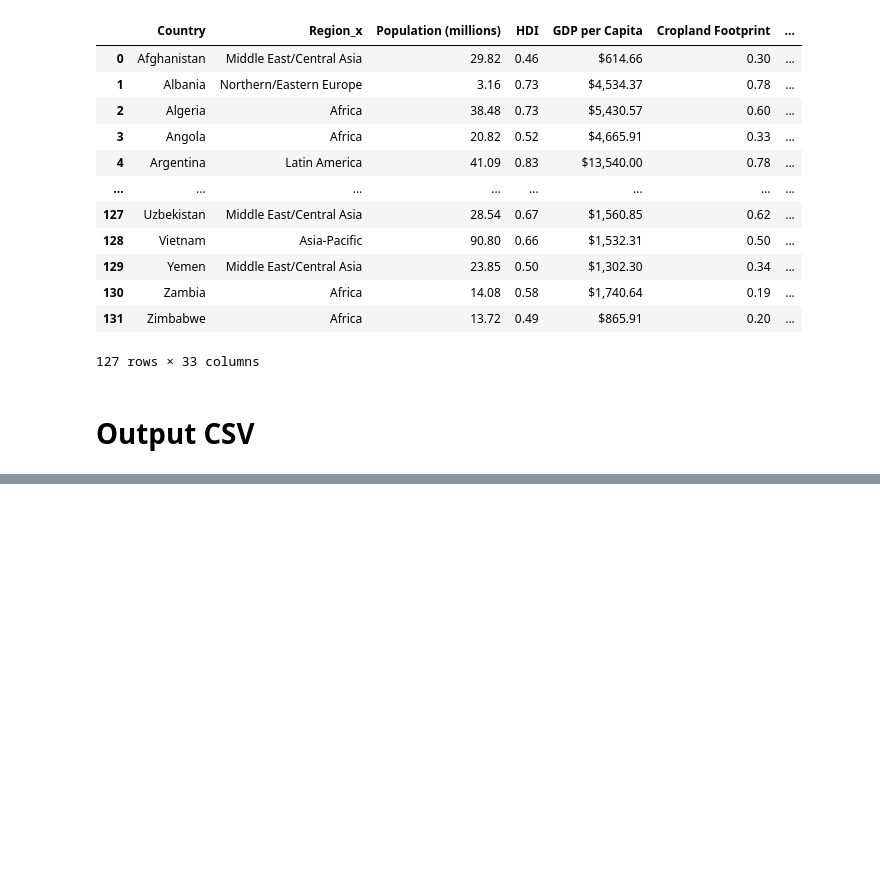
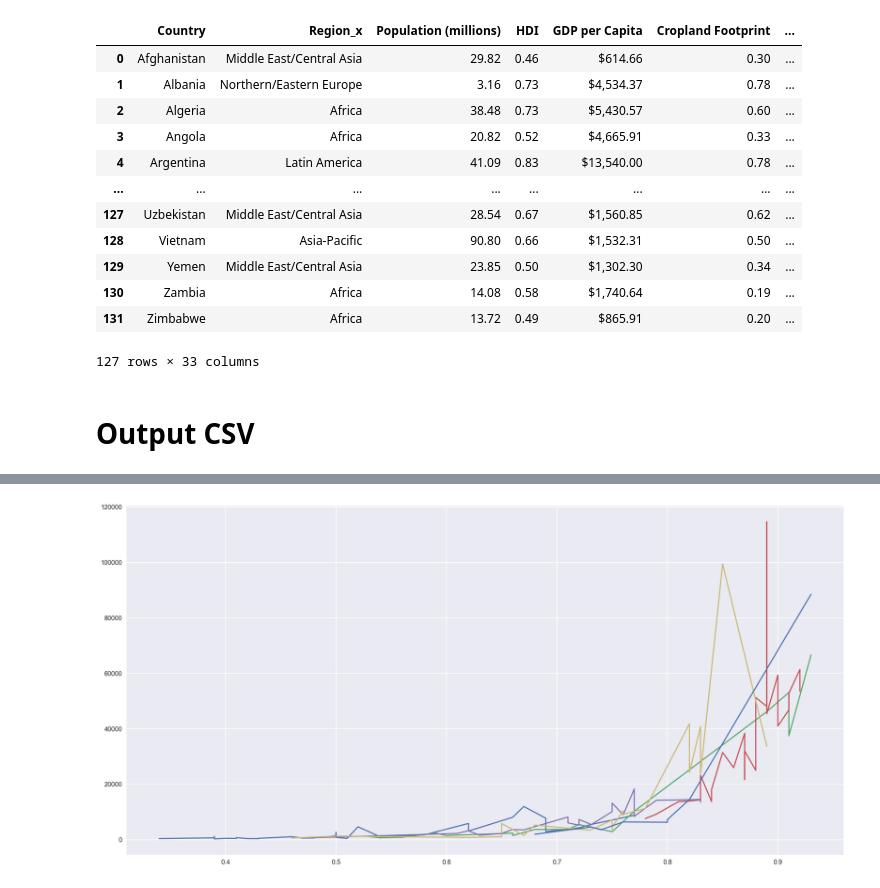
Before and after one commit to roumenguha/ECE143-Final-Project, a Jupyter notebook: Data cleanup.ipynb, the cells around one changed output, grey strips where cells are left out. Saved outputs shown, nothing was run; the diff lists cells and outputs as text; code cells hidden in the pictures; blank space fills up the shorter version.

```diff
--- a/Data cleanup.ipynb
+++ b/Data cleanup.ipynb
@@ -101,0 +185,8 @@ data.to_csv('./Data/data.csv', index = False)
+# %%
+#plt.figure(figsize=(20, 10))
+plt.figure(figsize=(20, 10))
+for k, d in data.groupby('Region_x'):
+    plt.plot(d.HDI, d['GDP per Capita'])
+plt.show()
+# %% [output]
+[figure, added]
```
Also changed, not shown: parts of 6 cells of this notebook, 1 other file.
